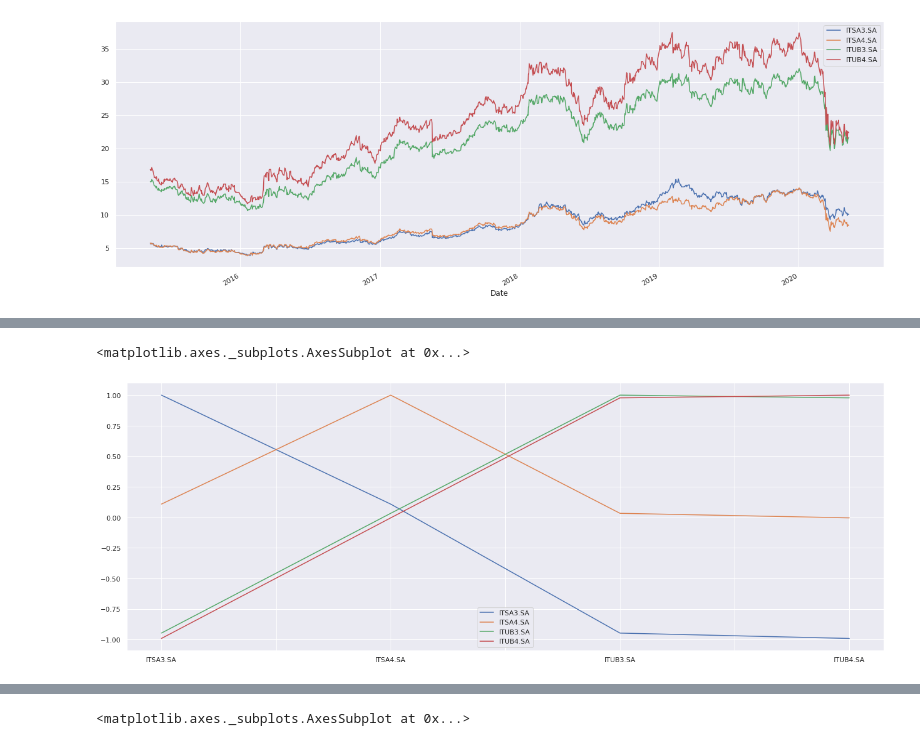
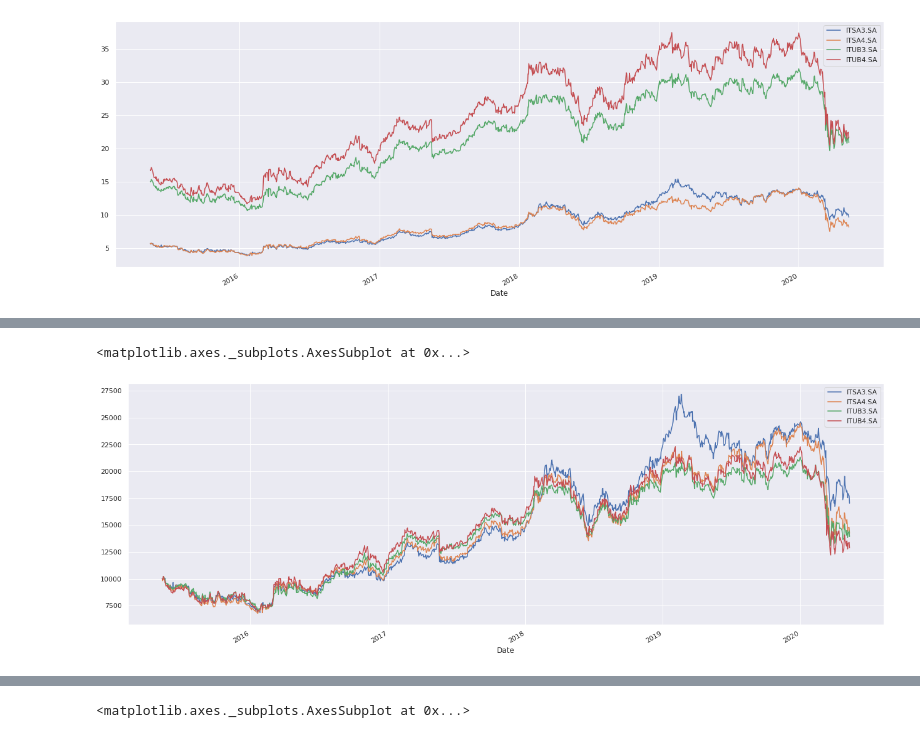
Before and after one commit to fonsecajr/Projects, a Jupyter notebook: Ações_Analises.ipynb, the cells around one changed output, grey strips where cells are left out. Saved outputs shown, nothing was run; the diff lists cells and outputs as text; code cells hidden in the pictures.

```diff
--- a/Ações_Analises.ipynb
+++ b/Ações_Analises.ipynb
@@ -321,0 +326,4 @@ sns.heatmap(portfolio3.corr(), annot=True)
+# %%
+# %portfolio_ajusted Normalizar a correlação de Ativos simulando uma compra de 10 Mil reais em cada Ativo.
+portfolio2_ajusted = (portfolio2 / portfolio2.iloc[0])*10000
+portfolio2_ajusted
@@ -322,6 +345,6 @@ sns.heatmap(portfolio3.corr(), annot=True)
 # %%
-# Desenhe um gráfico de correlação dos Ativos relacionados.
-portfolio3.corr().plot(figsize=(22,8))
+# Desenhe a relação simulada anterior
+portfolio2_ajusted.plot(figsize=(22,8))
 # %% [output]
 <matplotlib.axes._subplots.AxesSubplot at 0x...>
-[figure, old version]
+[figure, new version]
```
Also changed, not shown: parts of 33 cells of this notebook.
